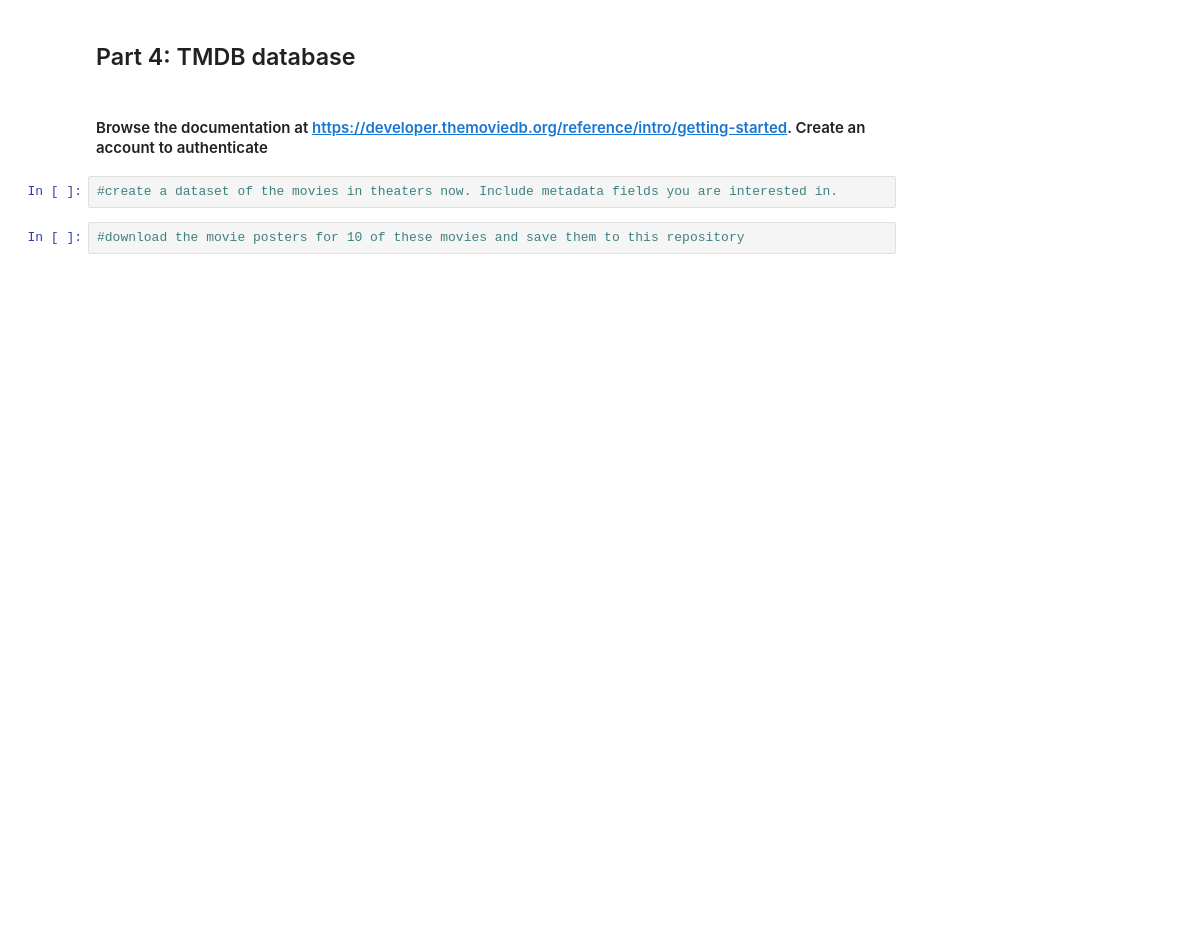
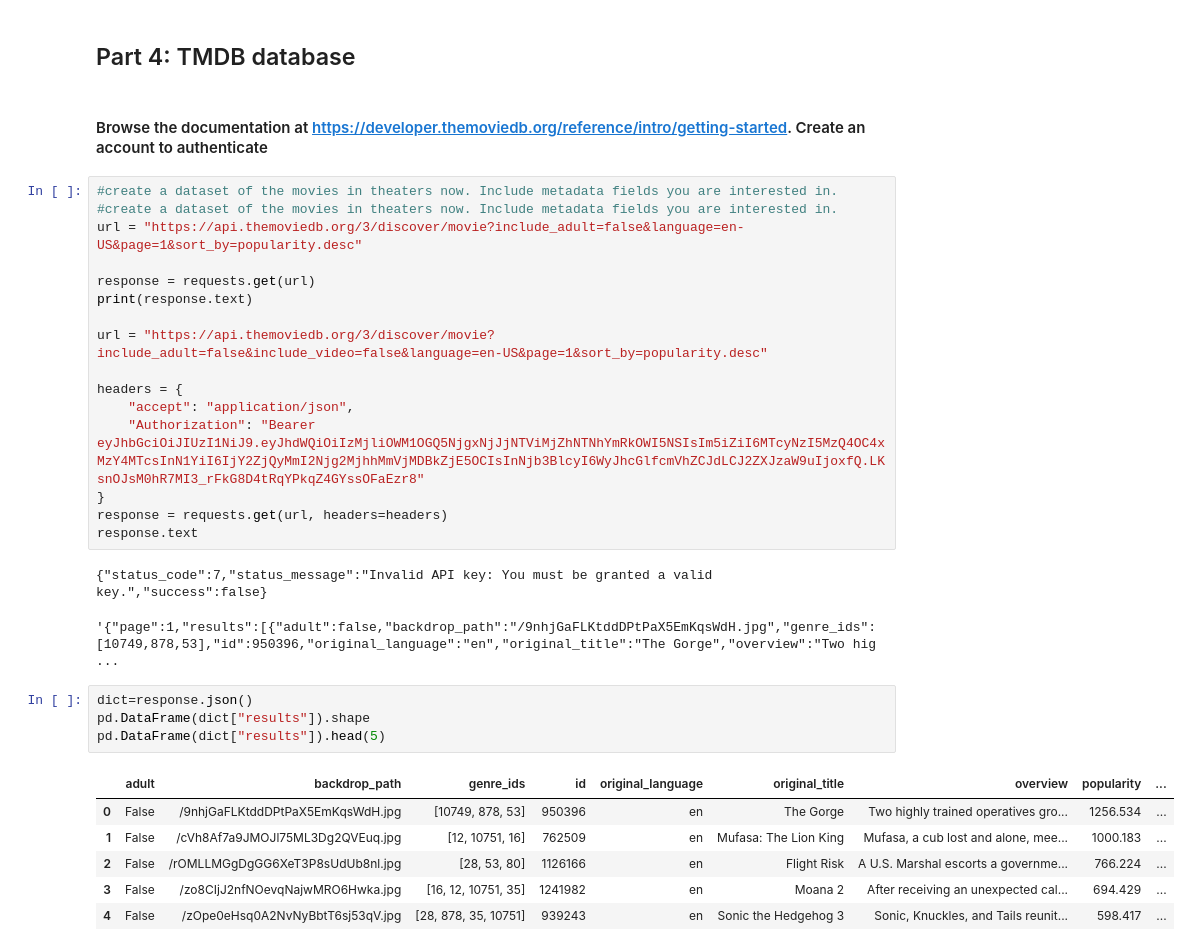
Before and after one commit to jillyketchum/project2-api, a Jupyter notebook: project2.ipynb, the cells around one changed output. Cells and saved outputs as stored; diff of their text form; blank space fills up the shorter version.

```diff
--- a/project2.ipynb
+++ b/project2.ipynb
@@ -63,7 +278,33 @@ scripts
 ## Part 4: TMDB database
 # %% [markdown]
 #### Browse the documentation at https://developer.themoviedb.org/reference/intro/getting-started. Create an account to authenticate
-# %%
-#create a dataset of the movies in theaters now. Include metadata fields you are interested in.
-# %%
-#download the movie posters for 10 of these movies and save them to this repository
+# %%
+#create a dataset of the movies in theaters now. Include metadata fields you are interested in.
+#create a dataset of the movies in theaters now. Include metadata fields you are interested in.
+url = "https://api.themoviedb.org/3/discover/movie?include_adult=false&language=en-US&page=1&sort_by=popularity.desc"
+
+response = requests.get(url)
+print(response.text)
+
+url = "https://api.themoviedb.org/3/discover/movie?include_adult=false&include_video=false&language=en-US&page=1&sort_by=popularity.desc"
+
+headers = {
+    "accept": "application/json",
+    "Authorization": "Bearer eyJhbGciOiJIUzI1NiJ9.eyJhdWQiOiIzMjliOWM1OGQ5NjgxNjJjNTViMjZhNTNhYmRkOWI5NSIsIm5iZiI6MTcyNzI5MzQ4OC4xMzY4MTcsInN1YiI6IjY2ZjQyMmI2Njg2MjhhMmVjMDBkZjE5OCIsInNjb3BlcyI6WyJhcGlfcmVhZCJdLCJ2ZXJzaW9uIjoxfQ.LKsnOJsM0hR7MI3_rFkG8D4tRqYPkqZ4GYssOFaEzr8"
+}
+response = requests.get(url, headers=headers)
+response.text
+# %% [output]
+{"status_code":7,"status_message":"Invalid API key: You must be granted a valid key.","success":false}
+'{"page":1,"results":[{"adult":false,"backdrop_path":"/9nhjGaFLKtddDPtPaX5EmKqsWdH.jpg","genre_ids":[10749,878,53],"id":950396,"original_language":"en","original_title":"The Gorge","overview":"Two hig ...
+# %%
+dict=response.json()
+pd.DataFrame(dict["results"]).shape
+pd.DataFrame(dict["results"]).head(5)
+# %% [output]
+|  | adult | backdrop_path | genre_ids | id | original_language | original_title | overview | popularity | ... |
+| 0 | False | /9nhjGaFLKtddDPtPaX5EmKqsWdH.jpg | [10749, 878, 53] | 950396 | en | The Gorge | Two highly trained operatives gro... | 1256.534 | ... |
+| 1 | False | /cVh8Af7a9JMOJl75ML3Dg2QVEuq.jpg | [12, 10751, 16] | 762509 | en | Mufasa: The Lion King | Mufasa, a cub lost and alone, mee... | 1000.183 | ... |
+| 2 | False | /rOMLLMGgDgGG6XeT3P8sUdUb8nl.jpg | [28, 53, 80] | 1126166 | en | Flight Risk | A U.S. Marshal escorts a governme... | 766.224 | ... |
+| 3 | False | /zo8CIjJ2nfNOevqNajwMRO6Hwka.jpg | [16, 12, 10751, 35] | 1241982 | en | Moana 2 | After receiving an unexpected cal... | 694.429 | ... |
+| 4 | False | /zOpe0eHsq0A2NvNyBbtT6sj53qV.jpg | [28, 878, 35, 10751] | 939243 | en | Sonic the Hedgehog 3 | Sonic, Knuckles, and Tails reunit... | 598.417 | ... |
```
Also changed, not shown: parts of 13 cells of this notebook, 13 other files.
